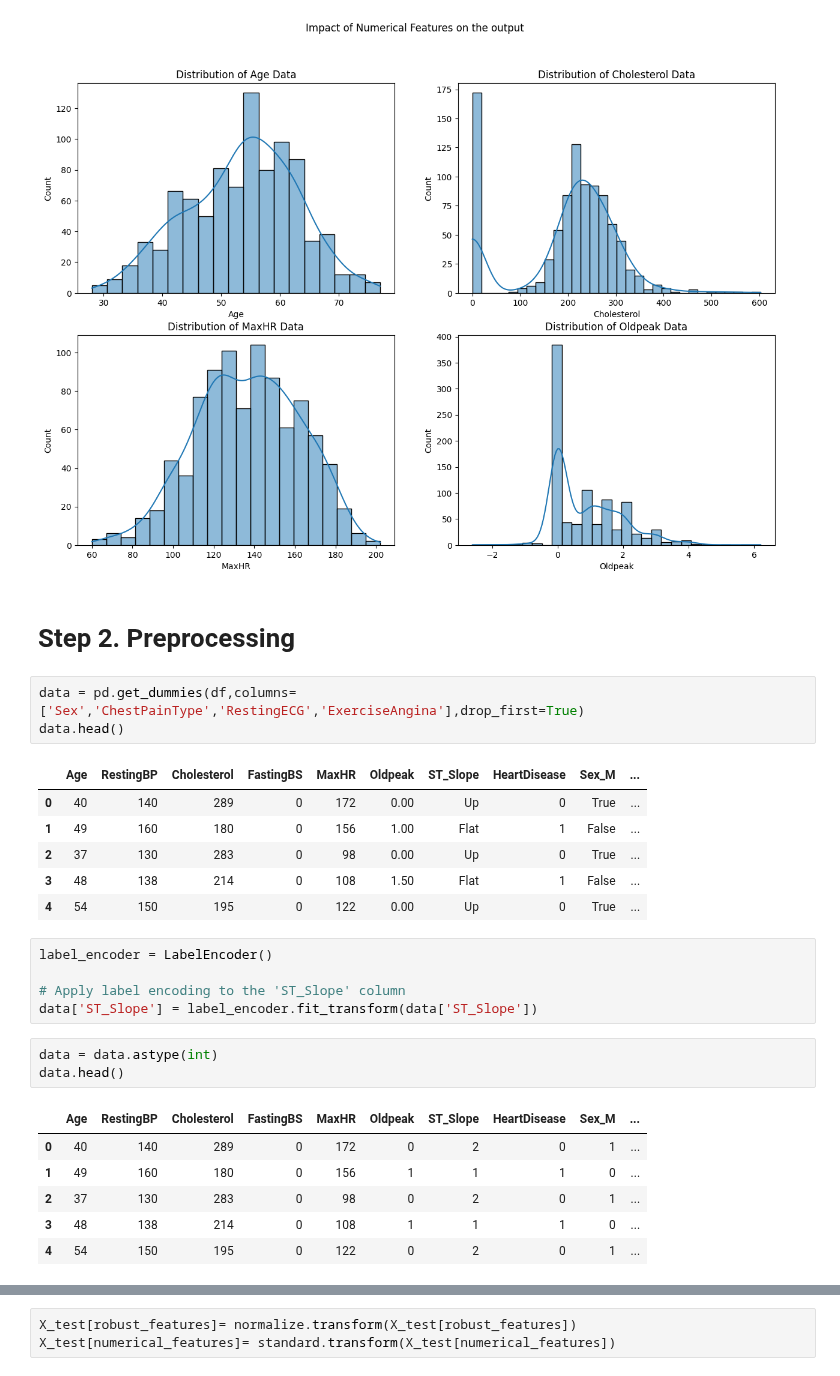
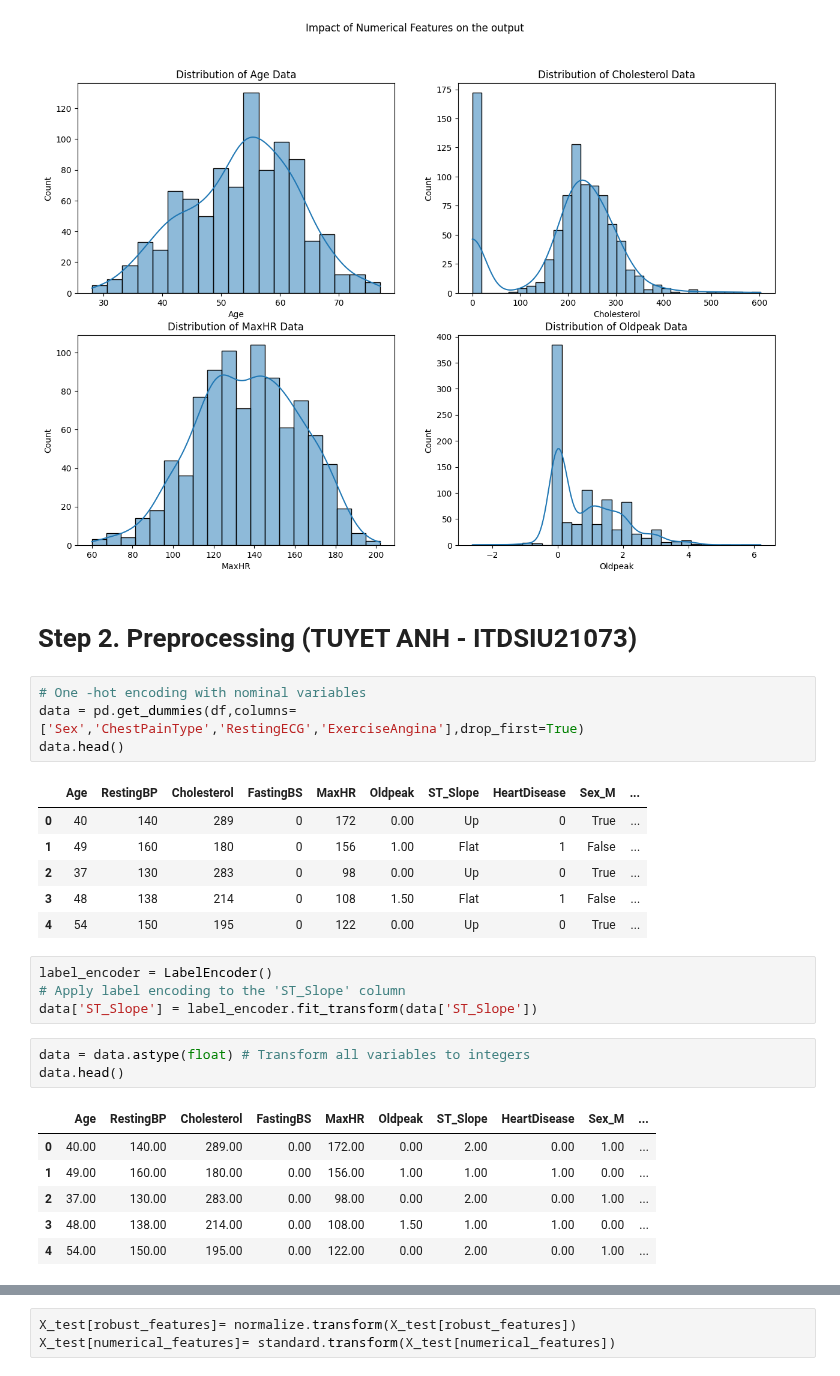
Before and after one commit to phamvutuyetanh/AI_Project, a Jupyter notebook: AI_Project.ipynb, the cells around one changed output, grey strips where cells are left out. Saved outputs shown, nothing was run; the diff lists cells and outputs as text.

Commit message:
change the preprocessing

```diff
--- a/AI_Project.ipynb
+++ b/AI_Project.ipynb
@@ -180,8 +181,9 @@ plt.suptitle('Impact of Numerical Features on the output');
 # %% [output]
 [figure]
 # %% [markdown]
-# Step 2. Preprocessing
+# Step 2. Preprocessing (TUYET ANH - ITDSIU21073)
 # %%
+# One -hot encoding with nominal variables
 data = pd.get_dummies(df,columns=['Sex','ChestPainType','RestingECG','ExerciseAngina'],drop_first=True)
 data.head()
 # %% [output]
@@ -193,17 +195,16 @@ data.head()
 | 4 | 54 | 150 | 195 | 0 | 122 | 0.00 | Up | 0 | True | ... |
 # %%
 label_encoder = LabelEncoder()
-
 # Apply label encoding to the 'ST_Slope' column
 data['ST_Slope'] = label_encoder.fit_transform(data['ST_Slope'])
 # %%
-data = data.astype(int)
+data = data.astype(float) # Transform all variables to integers
 data.head()
 # %% [output]
 |  | Age | RestingBP | Cholesterol | FastingBS | MaxHR | Oldpeak | ST_Slope | HeartDisease | Sex_M | ... |
-| 0 | 40 | 140 | 289 | 0 | 172 | 0 | 2 | 0 | 1 | ... |
-| 1 | 49 | 160 | 180 | 0 | 156 | 1 | 1 | 1 | 0 | ... |
-| 2 | 37 | 130 | 283 | 0 | 98 | 0 | 2 | 0 | 1 | ... |
-| 3 | 48 | 138 | 214 | 0 | 108 | 1 | 1 | 1 | 0 | ... |
-| 4 | 54 | 150 | 195 | 0 | 122 | 0 | 2 | 0 | 1 | ... |
+| 0 | 40.00 | 140.00 | 289.00 | 0.00 | 172.00 | 0.00 | 2.00 | 0.00 | 1.00 | ... |
+| 1 | 49.00 | 160.00 | 180.00 | 0.00 | 156.00 | 1.00 | 1.00 | 1.00 | 0.00 | ... |
+| 2 | 37.00 | 130.00 | 283.00 | 0.00 | 98.00 | 0.00 | 2.00 | 0.00 | 1.00 | ... |
+| 3 | 48.00 | 138.00 | 214.00 | 0.00 | 108.00 | 1.50 | 1.00 | 1.00 | 0.00 | ... |
+| 4 | 54.00 | 150.00 | 195.00 | 0.00 | 122.00 | 0.00 | 2.00 | 0.00 | 1.00 | ... |
 # %%
```
Also changed, not shown: parts of 29 cells of this notebook, 6 other files.
